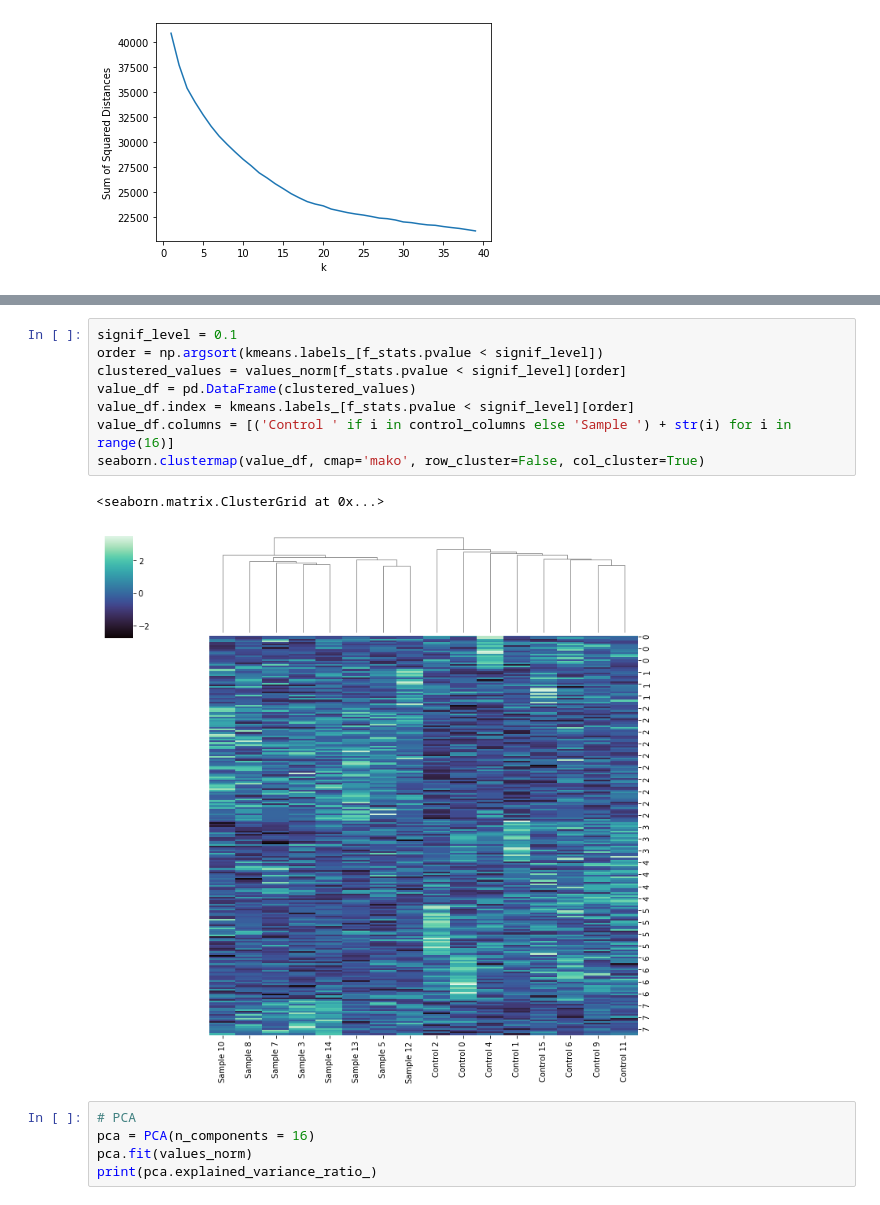
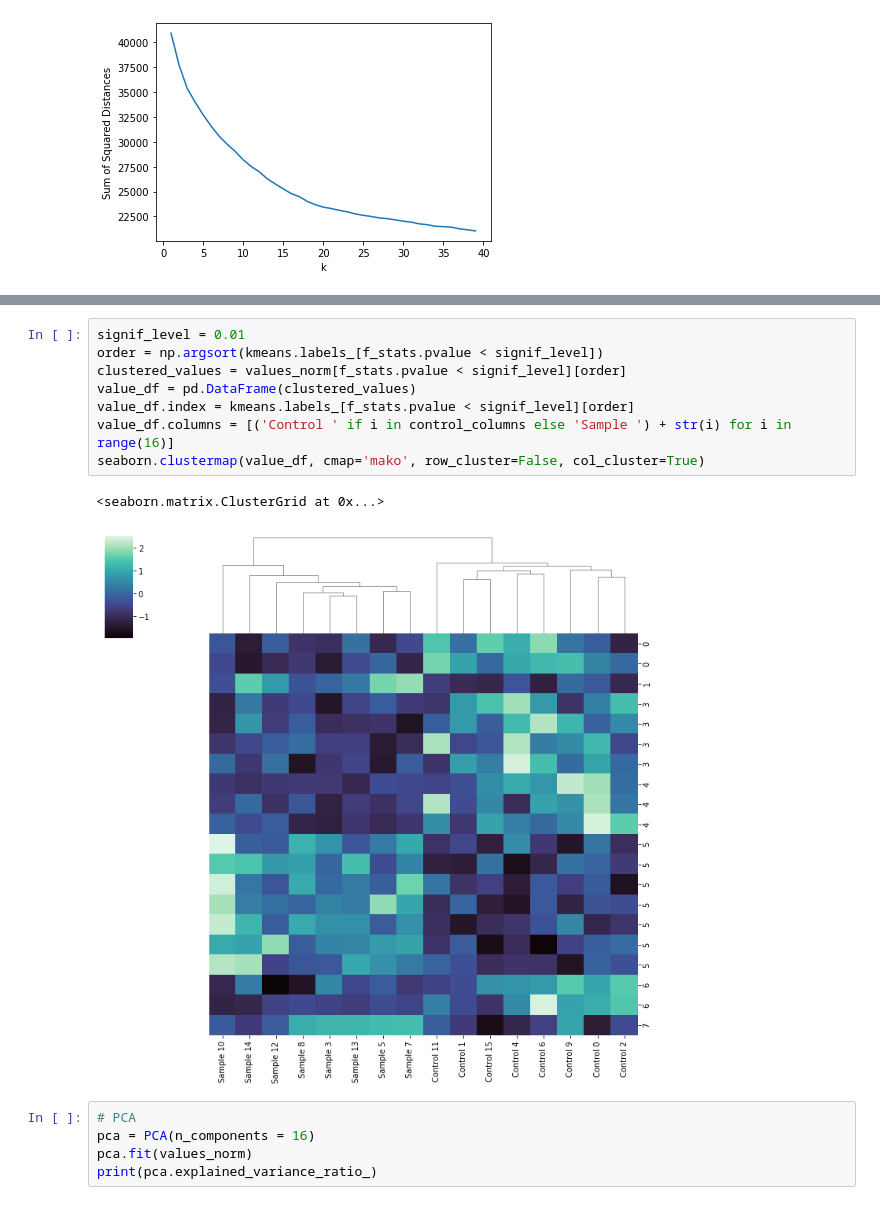
Before and after one commit to JulianKnodt/alzheimer_analysis, a Jupyter notebook: CrossAnalysis.ipynb, the cells around one changed output, grey strips where cells are left out. Saved outputs shown, nothing was run; the diff lists cells and outputs as text.

Commit message:
visualization for joint database

```diff
--- a/CrossAnalysis.ipynb
+++ b/CrossAnalysis.ipynb
@@ -419,15 +405,15 @@ Nearest items in cluster 6 with hsa-miR-6877-5p
 | 19706 | 20519706 | MIMAT0019983_st | MIMAT0019983 | hsa-miR-4803 | miRNA | Homo sapiens | ... |
 # %%
-signif_level = 0.1
+signif_level = 0.01
 order = np.argsort(kmeans.labels_[f_stats.pvalue < signif_level])
 clustered_values = values_norm[f_stats.pvalue < signif_level][order]
 value_df = pd.DataFrame(clustered_values)
 value_df.index = kmeans.labels_[f_stats.pvalue < signif_level][order]
 value_df.columns = [('Control ' if i in control_columns else 'Sample ') + str(i) for i in range(16)]
 seaborn.clustermap(value_df, cmap='mako', row_cluster=False, col_cluster=True)
 # %% [output]
 <seaborn.matrix.ClusterGrid at 0x...>
-[figure, old version]
+[figure, new version]
 # %%
 # PCA
 pca = PCA(n_components = 16)
```
Also changed, not shown: parts of 8 cells of this notebook.
